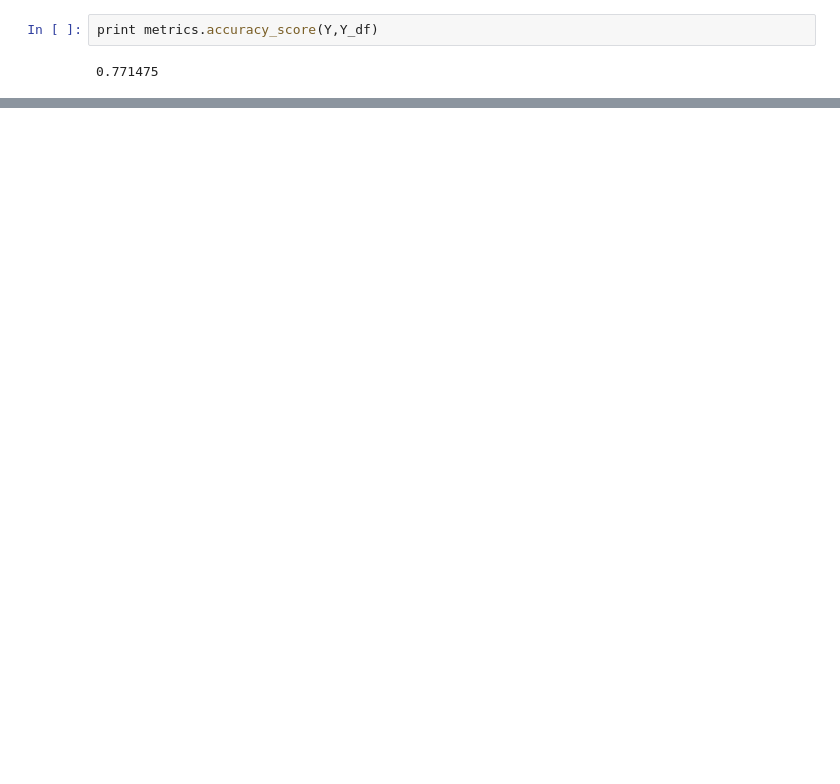
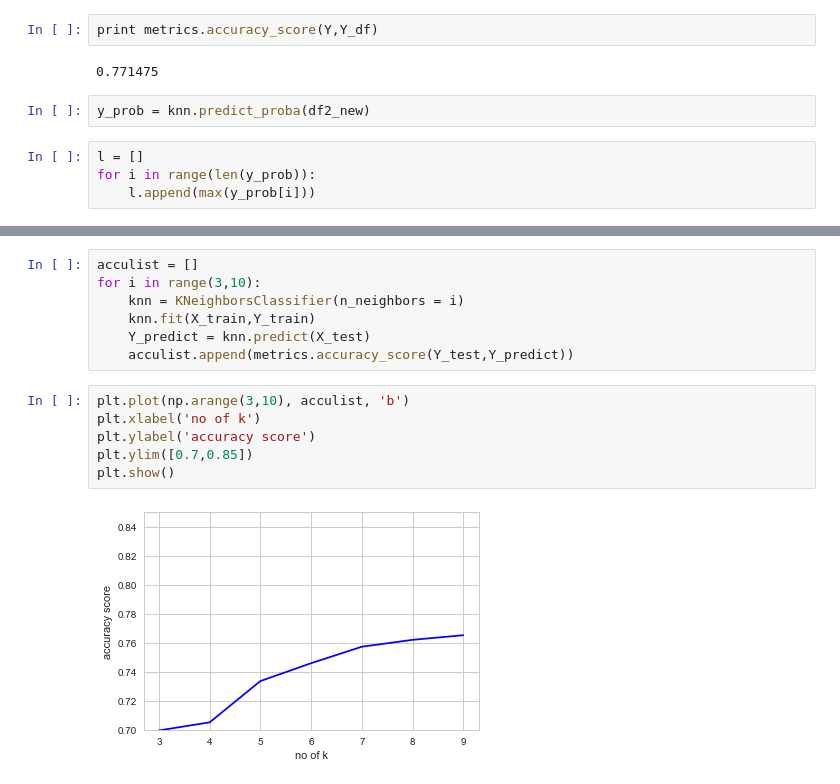
Before and after one commit to sandeepsharma-kgp/amex, a Jupyter notebook: amex.ipynb, the cells around one changed output, grey strips where cells are left out. Drawn from its saved outputs; the diff is of its cells as text; blank space fills up the shorter version.

```diff
--- a/amex.ipynb
+++ b/amex.ipynb
@@ -221,3 +220,9 @@ df_copy.head()
 print metrics.accuracy_score(Y,Y_df)
 # %% [output]
 0.771475
+# %%
+y_prob = knn.predict_proba(df2_new)
+# %%
+l = []
+for i in range(len(y_prob)):
+    l.append(max(y_prob[i]))
@@ -223,0 +252,15 @@ print metrics.accuracy_score(Y,Y_df)
+# %%
+acculist = []
+for i in range(3,10):
+    knn = KNeighborsClassifier(n_neighbors = i)
+    knn.fit(X_train,Y_train)
+    Y_predict = knn.predict(X_test)
+    acculist.append(metrics.accuracy_score(Y_test,Y_predict))
+# %%
+plt.plot(np.arange(3,10), acculist, 'b')
+plt.xlabel('no of k')
+plt.ylabel('accuracy score')
+plt.ylim([0.7,0.85])
+plt.show()
+# %% [output]
+[figure, added]
```
Also changed, not shown: parts of 7 cells of this notebook.
